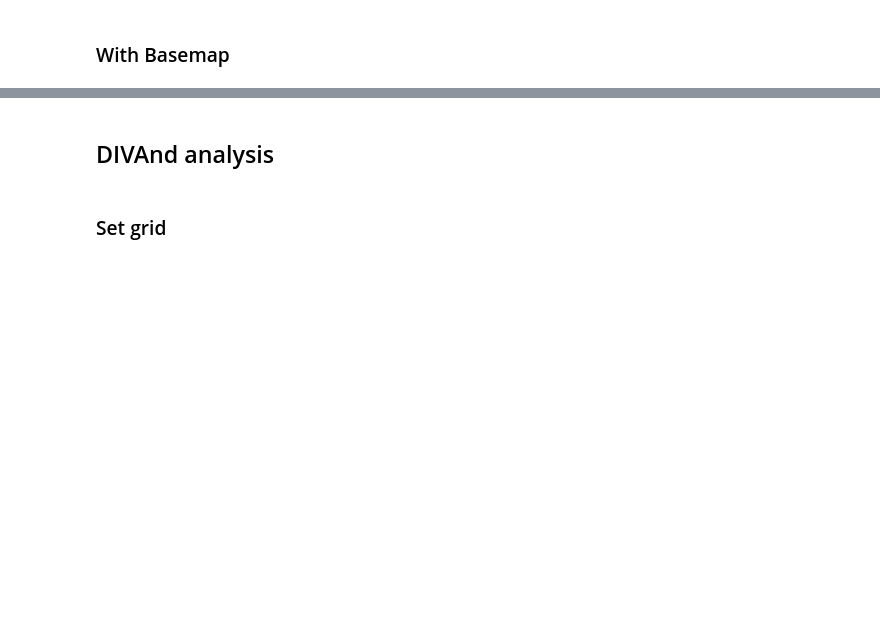
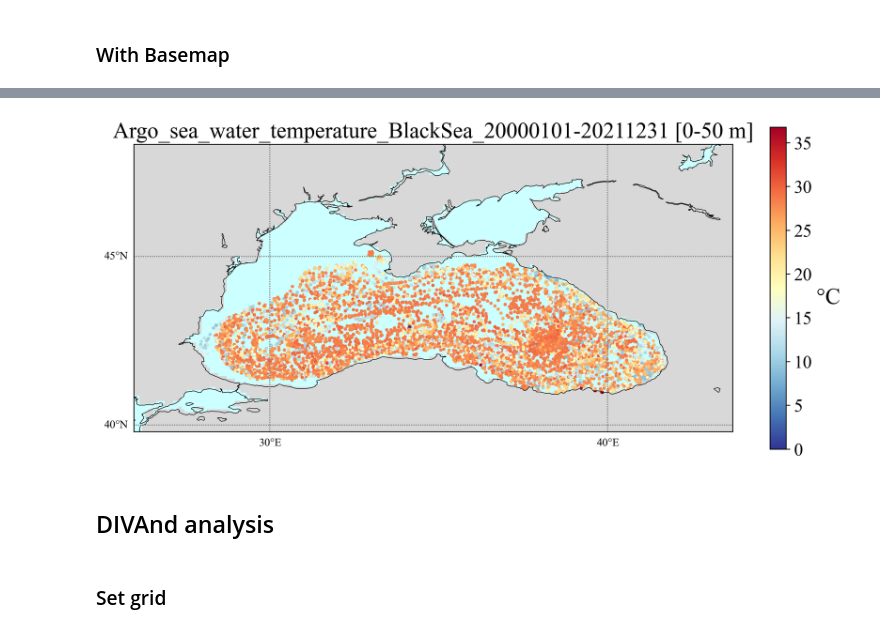
Before and after one commit to gher-uliege/DIVAnd-FAIR-EASE, a Jupyter notebook: Argo_demo_bounding_box.ipynb, the cells around one changed output, grey strips where cells are left out. Cells and saved outputs as stored; diff of their text form; code cells hidden in the pictures; blank space fills up the shorter version.

```diff
--- a/Argo_demo_bounding_box.ipynb
+++ b/Argo_demo_bounding_box.ipynb
@@ -149,17 +177,23 @@ Basemap = basemap.Basemap
 # %%
-# Creating Basemap
-m = Basemap(projection = "cyl", llcrnrlon = -20, llcrnrlat = 30, urcrnrlon = 45, urcrnrlat = 65, resolution = 'i')
-m.drawlsmask(land_color = "Linen", ocean_color = "#CCFFFF"); # can use HTML names or codes for colors
-m.drawcoastlines()
-m.drawcountries()
+fig = plt.figure(figsize = (12, 8))
+ax = plt.subplot(111)
+
+m = Basemap(projection = "cyl", llcrnrlon = minlon, llcrnrlat = minlat,
+    urcrnrlon = maxlon, urcrnrlat = maxlat, resolution = "i")
+m.drawlsmask(land_color = ".85", ocean_color = "#CCFFFF"); # can use HTML names or codes for colors
+m.drawcoastlines(linewidth=.5)
+m.drawparallels(collect(0.:5.:90.), color="gray", labels=[1,0,0,0])
+m.drawmeridians(collect(-10.:10.:80.), color="gray", labels=[0,0,0,1])
 
 # Plot points
-sc = m.scatter(lon, lat, latlon=true, c=T, cmap=plt.cm.RdYlBu)
+sc = m.scatter(obslon, obslat, latlon=true, s=3, c=obsval, cmap=plt.cm.RdYlBu)
 
 ax.set_title("Argo_$(parameter)_$(regionname)_$(Dates.format(datestart, "yyyymmdd"))-$(Dates.format(dateend, "yyyymmdd")) [$(Int(mindepth))-$(Int(maxdepth)) m]")
 cbar = plt.colorbar(scat, shrink=.65)
 cbar.set_label("°C", rotation=0, ha="left")
 plt.show()
+# %% [output]
+[figure, added]
 # %% [markdown]
 ## DIVAnd analysis
 # %%
```
Also changed, not shown: parts of 30 cells of this notebook, 1 other file.
